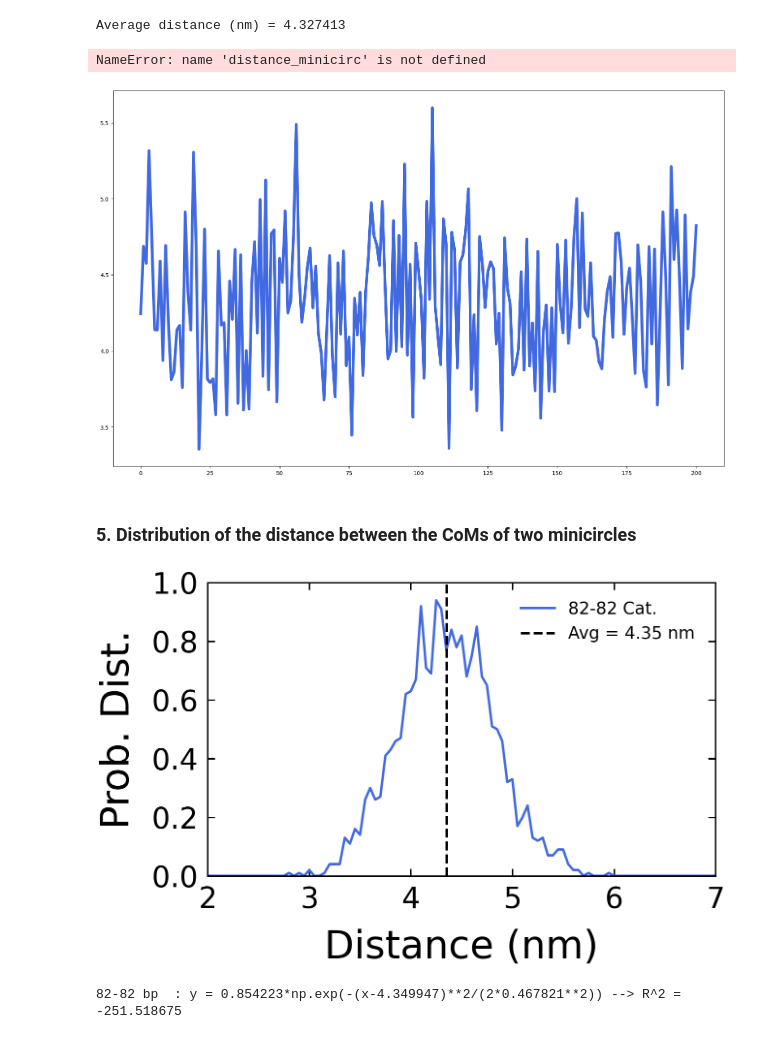
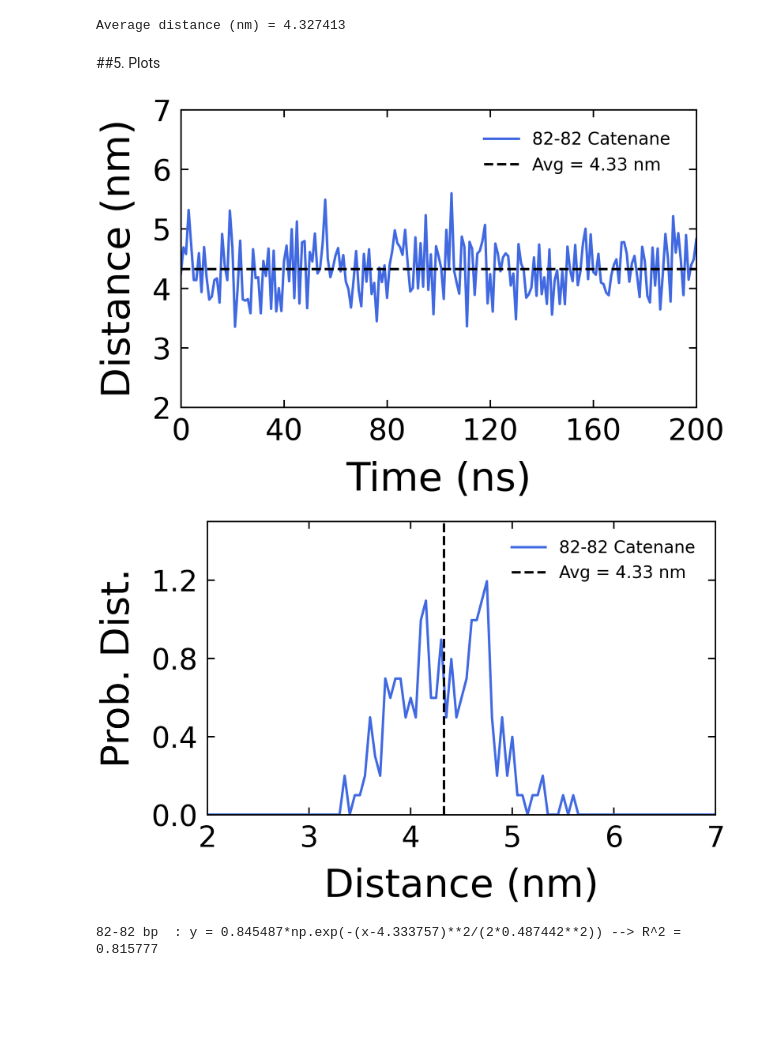
Before and after one commit to junsookim76/MD_Lecture, a Jupyter notebook: TRAJ_DNA_Analysis.ipynb, the cells around one changed output. Cells and saved outputs as stored; diff of their text form; code cells hidden in the pictures; blank space fills up the shorter version.

```diff
--- a/TRAJ_DNA_Analysis.ipynb
+++ b/TRAJ_DNA_Analysis.ipynb
@@ -111,6 +109,7 @@ top=xtc.topology
 table, bonds=top.to_dataframe()
 
 atomname=table.values[:,1]
+element=table.values[:,2]
 
 i=0
 for ii in atomname:
@@ -267,6 +219,8 @@ Step = 2000
 print('Average distance (nm) = %f'%(np.mean(distance)))
 # %% [output]
 Average distance (nm) = 4.327413
+# %% [markdown]
+##5. Plots
 # %%
 def set_fig():
 
@@ -294,65 +248,62 @@ def set_fig():
 # %%
 fig, ax = plt.subplots(figsize=(19.4, 12))
 
-plt.plot(np.arange(0, 201, 1), distance, label='82-82 Cat.', color='royalblue', linewidth=5)
+plt.plot(np.arange(0, nsteps, 1), distance, label='82-82 Catenane', color='royalblue', linewidth=5)
 
-plt.hlines(np.mean(distance), 0, 200, linewidth=5, linestyle='--', color='black', zorder = 3, label='Avg = %.2f nm'%np.mean(distance_minicirc))
+plt.hlines(np.mean(distance), 0, nsteps, linewidth=5, linestyle='--', color='black', zorder = 3, label='Avg = %.2f nm'%np.mean(distance))
 
 plt.xlabel('Time (ns)', labelpad=30, fontsize=80)
 plt.ylabel('Distance (nm)', labelpad=30, fontsize=80)
 
-plt.xlim(0, 200)
+plt.xlim(0, nsteps-1)
 plt.ylim(2.5, 6.5)
 
-plt.xticks(np.arange(0, 201, 500))
+plt.xticks(np.arange(0, nsteps, 40))
 plt.yticks(np.arange(2.0, 7.01, 1.0))
 
 set_fig()
 
 ax.legend(loc='upper right',edgecolor='none',bbox_to_anchor=(0.98,0.98), prop={'size': 35}, framealpha=0)
 
 plt.gcf().subplots_adjust(bottom=0.25)
 plt.gcf().subplots_adjust(top=0.95)
 plt.gcf().subplots_adjust(left=0.2)
 plt.gcf().subplots_adjust(right=0.95)
 
-# output_histz1_pdf="data_hist_z.pdf"
-#plt.show()
-plt.savefig('distance_com.png')
+plt.savefig('Figure_Distance.png')
 # %% [output]
-NameError: name 'distance_minicirc' is not defined
-[figure, old version]
+[figure, new version]
-# %% [markdown]
-### 5. Distribution of the distance between the CoMs of two minicircles
 # %%
 width = 0.05
 width_2 = width * 0.5
-init  = 2.0
-fin   = 7.0
-fin_i = int((fin - init)/width + 1.0)
-distrb_x = np.arange(init, fin+width, width)
-distrb_y = np.zeros(fin_i, dtype=float)
+init  = 2
+fin   = 7
+nbin = int((fin - init)/width + 1.0)
 
-distrb_com = np.trunc((distance_minicirc + width_2 - init) / width)
-for i in range (fin_i):
-    distrb_y[i] += np.count_nonzero(distrb_com == i)
+dist_x = np.arange(init, fin+width, width)
+dist_y = np.zeros(nbin, dtype=float)
 
-distrb_y /= nsteps*width
+dist0 = np.trunc((distance + width_2 - init) / width)
+
+for i in range (nbin):
+    dist_y[i] += np.count_nonzero(dist0 == i)
+
+dist_y /= nsteps*width
 
 fig, ax = plt.subplots(figsize=(19.4, 12))
 
-plt.plot(distrb_x, distrb_y, label='82-82 Cat.', color='royalblue', linewidth=5)
+plt.plot(dist_x, dist_y, label='82-82 Catenane', color='royalblue', linewidth=5)
 
-plt.vlines(np.mean(distance_minicirc), 0, 1, linewidth=5, linestyle='--', color='black', zorder = 3, label='Avg = %.2f nm'%np.mean(distance_minicirc))
+plt.vlines(np.mean(distance), 0, 1.5, linewidth=5, linestyle='--', color='black', zorder = 3, label='Avg = %.2f nm'%np.mean(distance))
 
 plt.xlabel('Distance (nm)', labelpad=30, fontsize=80)
 plt.ylabel('Prob. Dist.', labelpad=30, fontsize=80)
 
 plt.xlim(2, 7)
-plt.ylim(0, 1)
+plt.ylim(0, 1.5)
 
-plt.xticks(np.arange(2.0, 7.1, 1))
-plt.yticks(np.arange(0, 1.1, .2))
+plt.xticks(np.arange(2, 7.1, 1))
+plt.yticks(np.arange(0, 1.6, .4))
 
 set_fig()
 
@@ -363,21 +314,19 @@ plt.gcf().subplots_adjust(top=0.95)
 plt.gcf().subplots_adjust(left=0.2)
 plt.gcf().subplots_adjust(right=0.95)
 
-# output_histz1_pdf="data_hist_z.pdf"
-#plt.show()
-plt.savefig('prob_distrb_distance_com.png')
+plt.savefig('Figure_Prob_Dist.png')
 # %% [output]
-[figure, old version]
+[figure, new version]
 # %%
 def gauss(x, a, b, c):
     return a*np.exp(-(x-b)**2/(2*c**2))
 # %%
-x0 = distrb_x
-y0 = distrb_y
+x0 = dist_x
+y0 = dist_y
 
 popt0, pcov0 = curve_fit(gauss, x0, y0)
 
-residuals0 = x0 - gauss(x0, *popt0)
+residuals0 = y0 - gauss(x0, *popt0)
 ss_res0 = np.sum(residuals0**2)
 ss_tot0 = np.sum((y0-np.mean(y0))**2)
 r_squared0 = 1 - (ss_res0 / ss_tot0)
@@ -385,7 +334,7 @@ r_squared0 = 1 - (ss_res0 / ss_tot0)
 print('82-82 bp  : y = %f*np.exp(-(x-%f)**2/(2*%f**2)) --> R^2 = %f \n'
           % (popt0[0], popt0[1], popt0[2], r_squared0))
 # %% [output]
-82-82 bp  : y = 0.854223*np.exp(-(x-4.349947)**2/(2*0.467821**2)) --> R^2 = -251.518675
+82-82 bp  : y = 0.845487*np.exp(-(x-4.333757)**2/(2*0.487442**2)) --> R^2 = 0.815777
 # %%
 fig, ax = plt.subplots(figsize=(19.4, 12))
 
```
Also changed, not shown: parts of 10 cells of this notebook.
